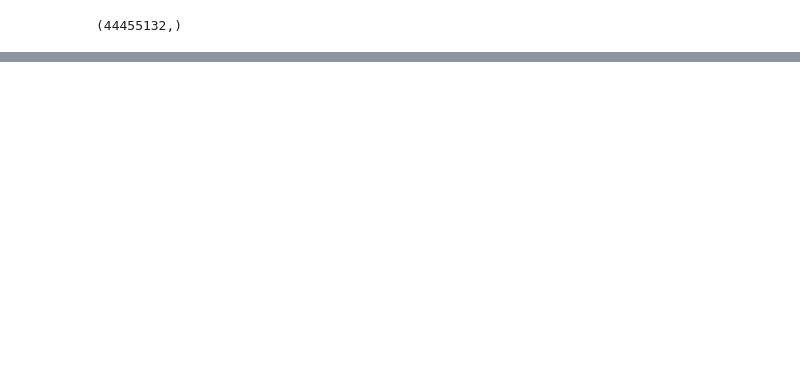
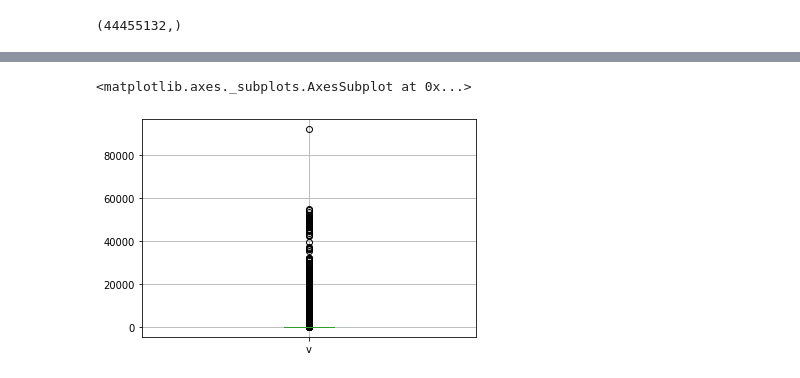
Before and after one commit to joaofig/dublin-bus, a Jupyter notebook: 01-missing-data.ipynb, the cells around one changed output, grey strips where cells are left out. Saved outputs shown, nothing was run; the diff lists cells and outputs as text; code cells hidden in the pictures; blank space fills up the shorter version.

```diff
--- a/01-missing-data.ipynb
+++ b/01-missing-data.ipynb
@@ -168,0 +163,16 @@ df[df['VehicleID'] == unique_vehicles[10]].head(20)
+# %%
+dx = df['dx'].to_numpy()
+dt = df['dt'].to_numpy()
+v = np.zeros_like(dx)
+# %%
+zi = dt > 0
+# %%
+v[zi] = dx[zi] / dt[zi] * 3.6
+# %%
+df['v'] = v
+# %%
+%matplotlib inline
+df.boxplot(['v'])
+# %% [output]
+<matplotlib.axes._subplots.AxesSubplot at 0x...>
+[figure, added]
```
Also changed, not shown: parts of 14 cells of this notebook.
